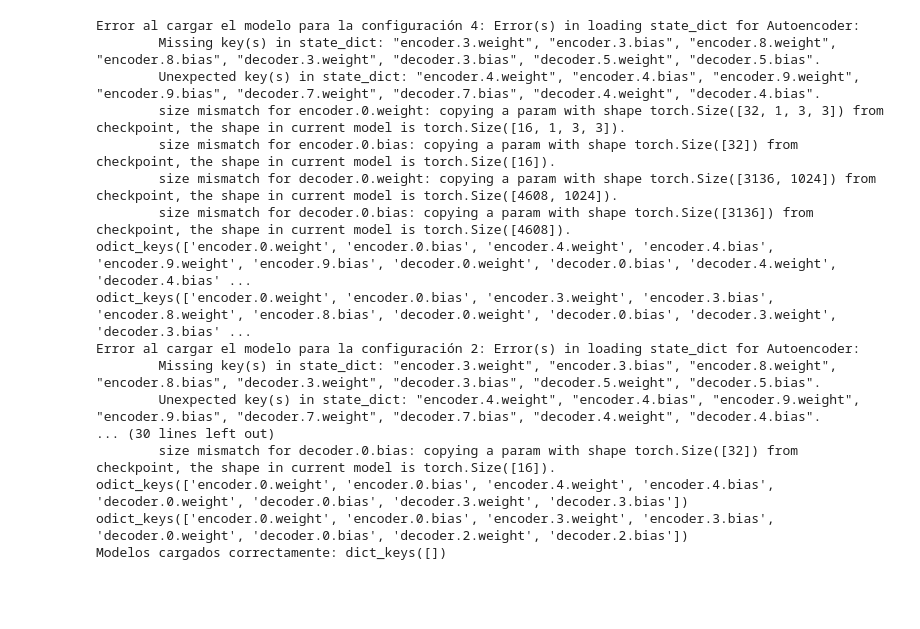
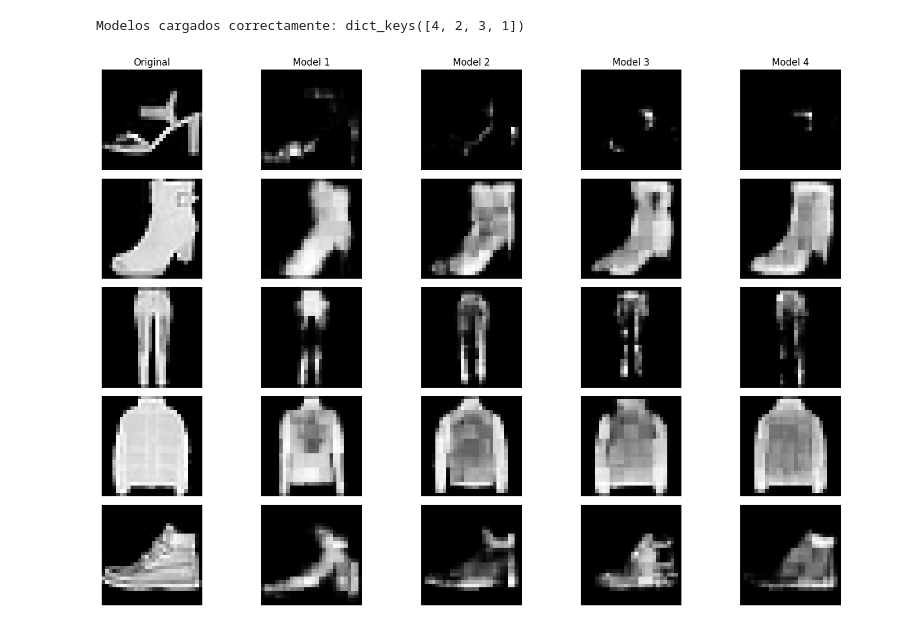
Before and after one commit to AdolfoBanchio/Fashion-MNIST-autoencoder, a Jupyter notebook: trabajo_final.ipynb, the cells around one changed output. Saved outputs shown, nothing was run; the diff lists cells and outputs as text; code cells hidden in the pictures; blank space fills up the shorter version.

```diff
--- a/trabajo_final.ipynb
+++ b/trabajo_final.ipynb
@@ -41,7 +101,7 @@ for file in json_files:
             model = Autoencoder_no_lineal(dropout=result['config']['dropout'])
 
         # Cargar el estado del modelo
-        aux = torch.load(model_path, map_location=device)
+        aux = torch.load(model_path, map_location=device, weights_only=True)
 
         try:
             model.load_state_dict(aux)
@@ -61,20 +121,40 @@ for file in json_files:
 
 print("Modelos cargados correctamente:", models.keys())
 # %% [output]
-Error al cargar el modelo para la configuración 4: Error(s) in loading state_dict for Autoencoder:
-        Missing key(s) in state_dict: "encoder.3.weight", "encoder.3.bias", "encoder.8.weight", "encoder.8.bias", "decoder.3.weight", "decoder.3.bias", "decoder.5.weight", "decoder.5.bias".
-        Unexpected key(s) in state_dict: "encoder.4.weight", "encoder.4.bias", "encoder.9.weight", "encoder.9.bias", "decoder.7.weight", "decoder.7.bias", "decoder.4.weight", "decoder.4.bias".
-        size mismatch for encoder.0.weight: copying a param with shape torch.Size([32, 1, 3, 3]) from checkpoint, the shape in current model is torch.Size([16, 1, 3, 3]).
-        size mismatch for encoder.0.bias: copying a param with shape torch.Size([32]) from checkpoint, the shape in current model is torch.Size([16]).
-        size mismatch for decoder.0.weight: copying a param with shape torch.Size([3136, 1024]) from checkpoint, the shape in current model is torch.Size([4608, 1024]).
-        size mismatch for decoder.0.bias: copying a param with shape torch.Size([3136]) from checkpoint, the shape in current model is torch.Size([4608]).
-odict_keys(['encoder.0.weight', 'encoder.0.bias', 'encoder.4.weight', 'encoder.4.bias', 'encoder.9.weight', 'encoder.9.bias', 'decoder.0.weight', 'decoder.0.bias', 'decoder.4.weight', 'decoder.4.bias' ...
-odict_keys(['encoder.0.weight', 'encoder.0.bias', 'encoder.3.weight', 'encoder.3.bias', 'encoder.8.weight', 'encoder.8.bias', 'decoder.0.weight', 'decoder.0.bias', 'decoder.3.weight', 'decoder.3.bias' ...
-Error al cargar el modelo para la configuración 2: Error(s) in loading state_dict for Autoencoder:
-        Missing key(s) in state_dict: "encoder.3.weight", "encoder.3.bias", "encoder.8.weight", "encoder.8.bias", "decoder.3.weight", "decoder.3.bias", "decoder.5.weight", "decoder.5.bias".
-        Unexpected key(s) in state_dict: "encoder.4.weight", "encoder.4.bias", "encoder.9.weight", "encoder.9.bias", "decoder.7.weight", "decoder.7.bias", "decoder.4.weight", "decoder.4.bias".
-... (30 lines left out)
-        size mismatch for decoder.0.bias: copying a param with shape torch.Size([32]) from checkpoint, the shape in current model is torch.Size([16]).
-odict_keys(['encoder.0.weight', 'encoder.0.bias', 'encoder.4.weight', 'encoder.4.bias', 'decoder.0.weight', 'decoder.0.bias', 'decoder.3.weight', 'decoder.3.bias'])
-odict_keys(['encoder.0.weight', 'encoder.0.bias', 'encoder.3.weight', 'encoder.3.bias', 'decoder.0.weight', 'decoder.0.bias', 'decoder.2.weight', 'decoder.2.bias'])
-Modelos cargados correctamente: dict_keys([])
+Modelos cargados correctamente: dict_keys([4, 2, 3, 1])
+# %%
+import random
+
+# Select 5 random images from the validation dataset
+random_indices = random.sample(range(len(valid_set_orig)), 5)
+random_images = [valid_set_orig[i][0] for i in random_indices]
+
+# Set models to evaluation mode
+for model_info in models.values():
+    model_info['model'].eval()
+
+# Plot the images
+fig, axes = plt.subplots(len(random_images), len(models) + 1, figsize=(15, 10))
+fig.tight_layout(pad=3.0)
+
+for i, img in enumerate(random_images):
+    # Plot original image
+    axes[i, 0].imshow(img.squeeze(), cmap='gray')
+    if i == 0:
+        axes[i, 0].set_title('Original')
+    axes[i, 0].axis('off')
+
+    # Plot generated images from each model in order
+    for j, config_id in enumerate(sorted(models.keys())):
+        model_info = models[config_id]
+        with torch.no_grad():
+            generated_img = model_info['model'](img.unsqueeze(0).to(device)).cpu().squeeze()
+        axes[i, j + 1].imshow(generated_img, cmap='gray')
+        if i == 0:
+            axes[i, j + 1].set_title(f'Model {config_id}')
+        axes[i, j + 1].axis('off')
+
+plt.tight_layout()
+plt.show()
+# %% [output]
+[figure, added]
```
Also changed, not shown: parts of 2 cells of this notebook, 16 other files.
